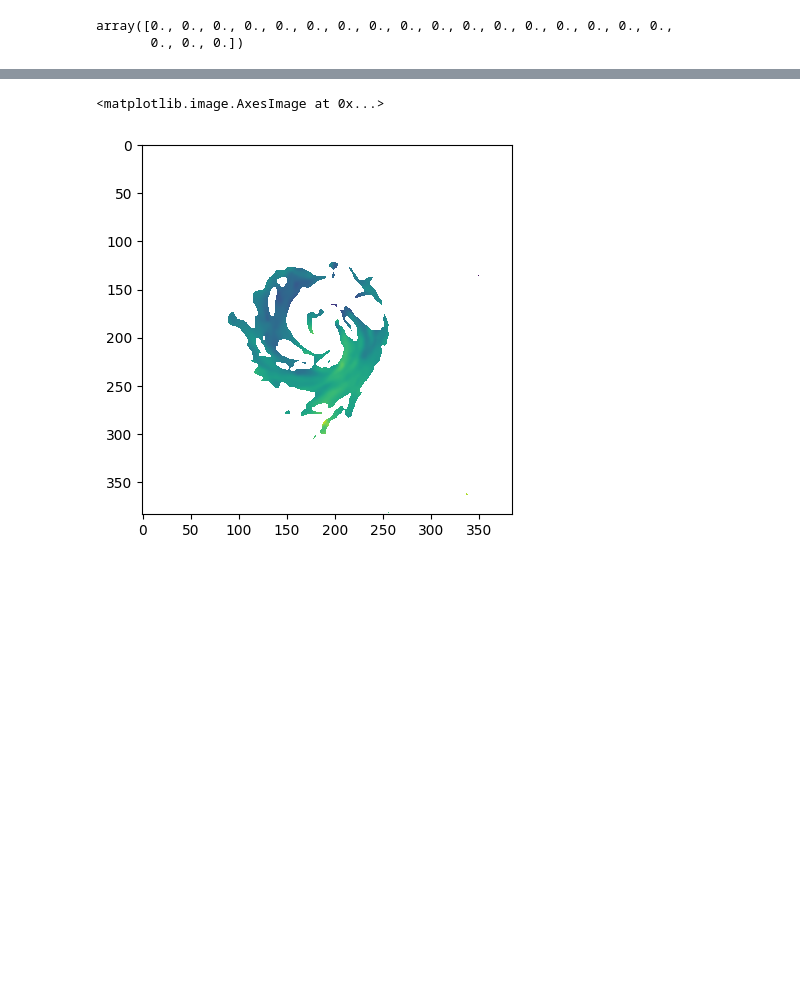
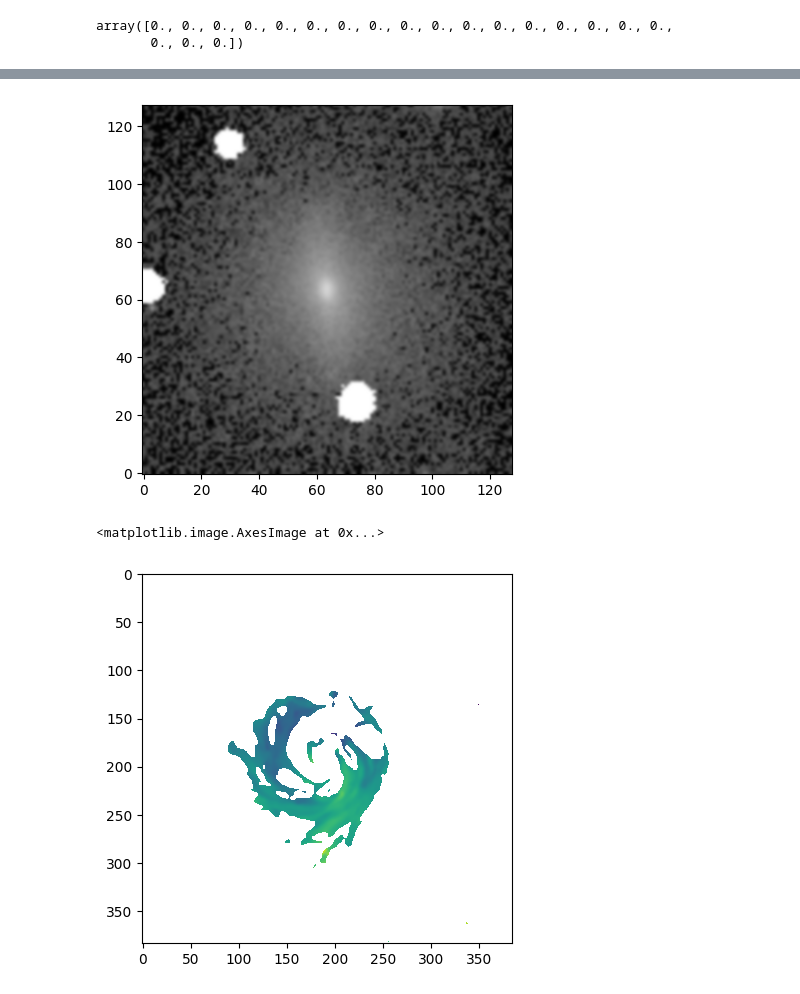
Before and after one commit to Martindelosrios/MaDaMe, a Jupyter notebook: codes/FullPropertiesGals.ipynb, the cells around one changed output, grey strips where cells are left out. Saved outputs shown, nothing was run; the diff lists cells and outputs as text; code cells hidden in the pictures; blank space fills up the shorter version.

```diff
--- a/codes/FullPropertiesGals.ipynb
+++ b/codes/FullPropertiesGals.ipynb
@@ -2735,3 +2710,7 @@ image.saveTo('../data/TNGgalaxies/114388/pr.png')
+# %%
+image.plot()
+# %% [output]
+[figure, added]
 # %%
 pr = np.load('../data/TNGgalaxies/114388/HIMom1_d_10.0_theta_0.00.npy')
 plt.imshow(pr*mask)
```
Also changed, not shown: parts of 10 cells of this notebook, 1 other file.
